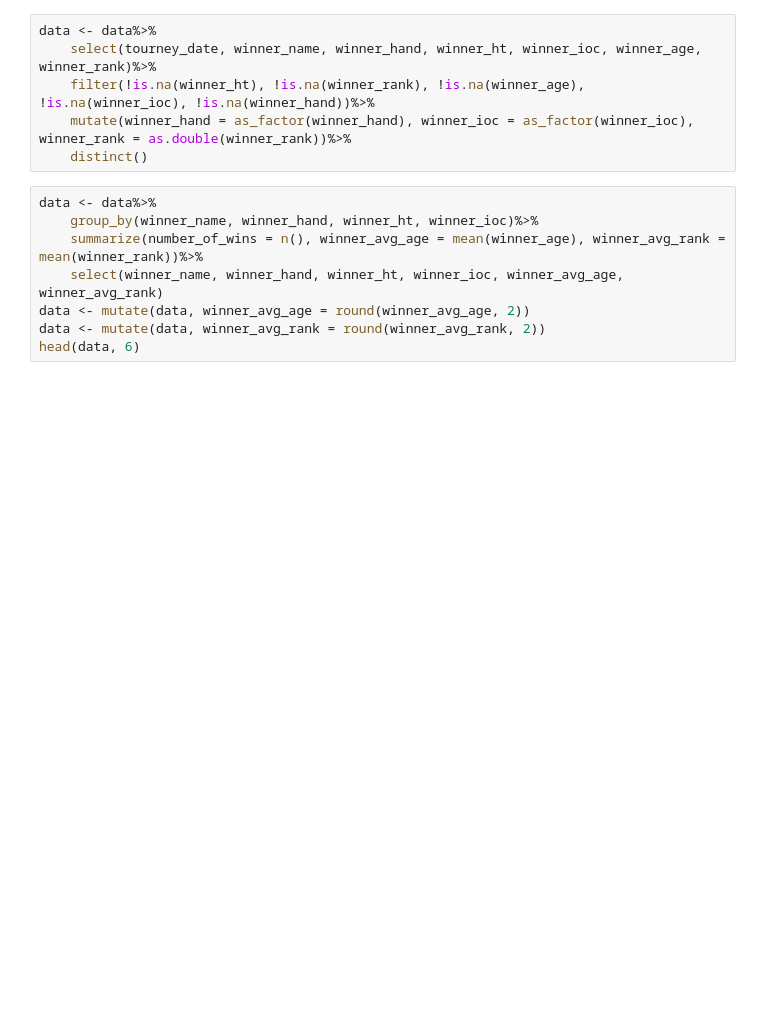
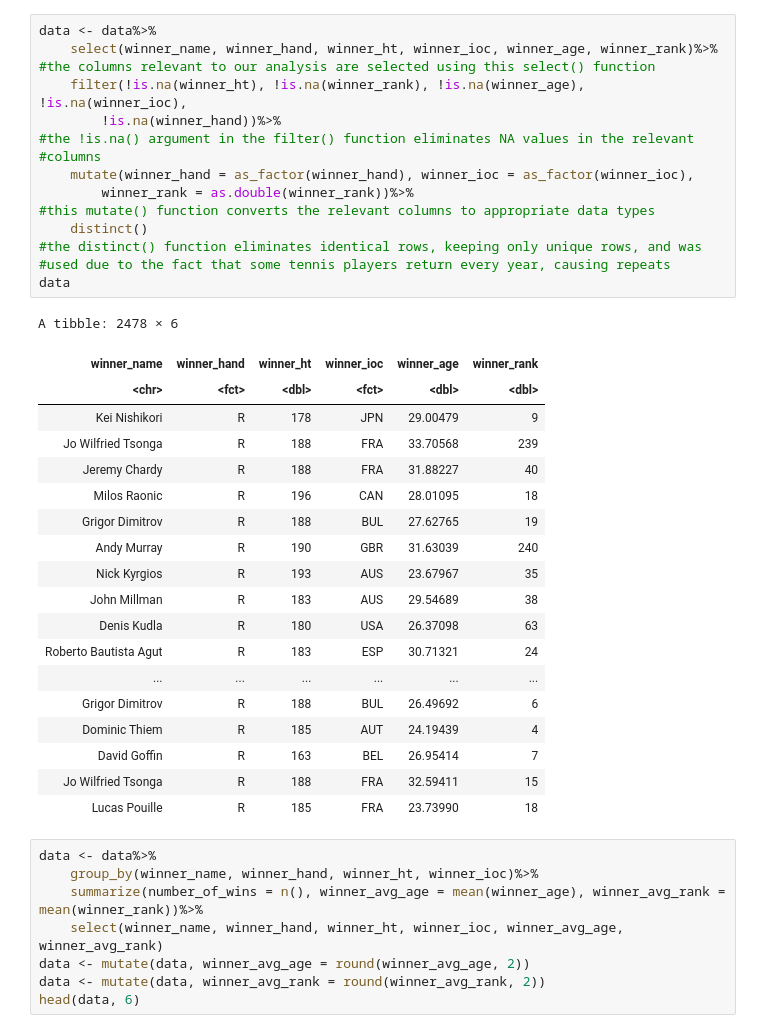
Before and after one commit to kimtanpalanca/dsci_group_15, a Jupyter notebook: group_project.ipynb, the cells around one changed output. Cells and saved outputs as stored; diff of their text form; blank space fills up the shorter version.

```diff
--- a/group_project.ipynb
+++ b/group_project.ipynb
@@ -26,9 +64,38 @@ See spec(...) for full column specifications.
 # %%
 data <- data%>%
-    select(tourney_date, winner_name, winner_hand, winner_ht, winner_ioc, winner_age, winner_rank)%>%
-    filter(!is.na(winner_ht), !is.na(winner_rank), !is.na(winner_age), !is.na(winner_ioc), !is.na(winner_hand))%>%
-    mutate(winner_hand = as_factor(winner_hand), winner_ioc = as_factor(winner_ioc), winner_rank = as.double(winner_rank))%>%
-    distinct()
+	select(winner_name, winner_hand, winner_ht, winner_ioc, winner_age, winner_rank)%>%
+#the columns relevant to our analysis are selected using this select() function
+	filter(!is.na(winner_ht), !is.na(winner_rank), !is.na(winner_age), !is.na(winner_ioc),
+		!is.na(winner_hand))%>%
+#the !is.na() argument in the filter() function eliminates NA values in the relevant
+#columns
+	mutate(winner_hand = as_factor(winner_hand), winner_ioc = as_factor(winner_ioc),
+		winner_rank = as.double(winner_rank))%>%
+#this mutate() function converts the relevant columns to appropriate data types
+	distinct()
+#the distinct() function eliminates identical rows, keeping only unique rows, and was
+#used due to the fact that some tennis players return every year, causing repeats
+data
+# %% [output]
+A tibble: 2478 × 6
+| winner_name | winner_hand | winner_ht | winner_ioc | winner_age | winner_rank |
+| <chr> | <fct> | <dbl> | <fct> | <dbl> | <dbl> |
+| Kei Nishikori | R | 178 | JPN | 29.00479 | 9 |
+| Jo Wilfried Tsonga | R | 188 | FRA | 33.70568 | 239 |
+| Jeremy Chardy | R | 188 | FRA | 31.88227 | 40 |
+| Milos Raonic | R | 196 | CAN | 28.01095 | 18 |
+| Grigor Dimitrov | R | 188 | BUL | 27.62765 | 19 |
+| Andy Murray | R | 190 | GBR | 31.63039 | 240 |
+| Nick Kyrgios | R | 193 | AUS | 23.67967 | 35 |
+| John Millman | R | 183 | AUS | 29.54689 | 38 |
+| Denis Kudla | R | 180 | USA | 26.37098 | 63 |
+| Roberto Bautista Agut | R | 183 | ESP | 30.71321 | 24 |
+| ... | ... | ... | ... | ... | ... |
+| Grigor Dimitrov | R | 188 | BUL | 26.49692 | 6 |
+| Dominic Thiem | R | 185 | AUT | 24.19439 | 4 |
+| David Goffin | R | 163 | BEL | 26.95414 | 7 |
+| Jo Wilfried Tsonga | R | 188 | FRA | 32.59411 | 15 |
+| Lucas Pouille | R | 185 | FRA | 23.73990 | 18 |
 # %%
 data <- data%>%
     group_by(winner_name, winner_hand, winner_ht, winner_ioc)%>%
```
Also changed, not shown: parts of 4 cells of this notebook, 1 other file.
